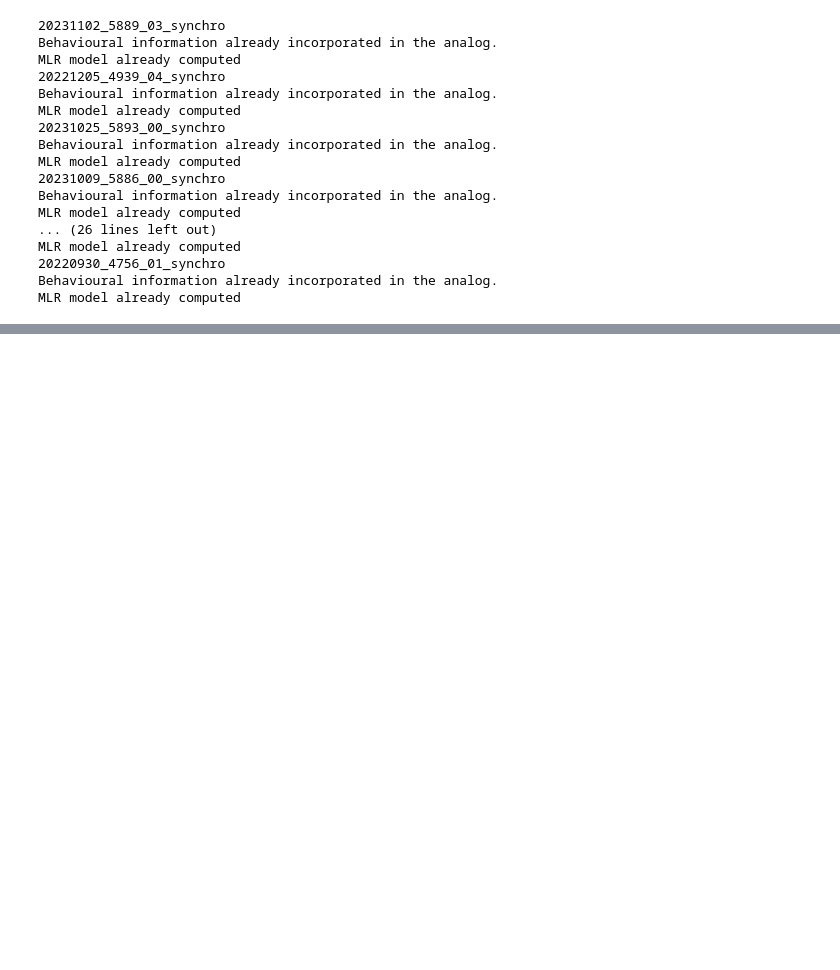
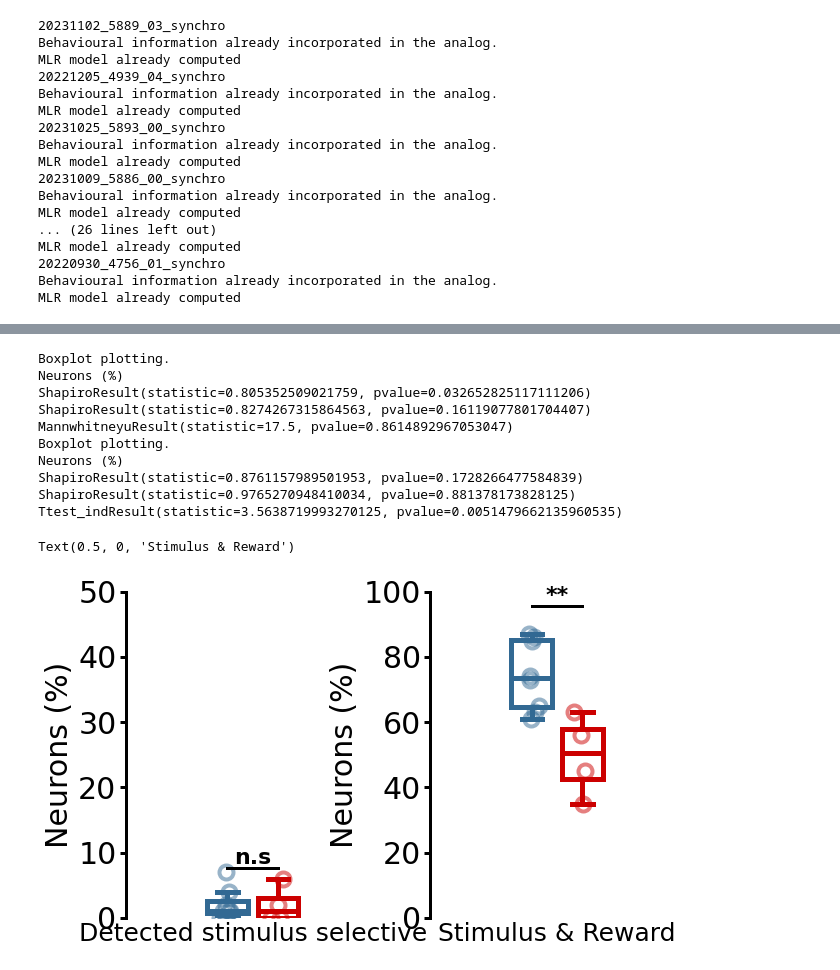
Before and after one commit to OuraniaSem/Percephone, a Jupyter notebook: Figures/mlr_output.ipynb, the cells around one changed output, grey strips where cells are left out. Cells and saved outputs as stored; diff of their text form; code cells hidden in the pictures; blank space fills up the shorter version.

```diff
--- a/Figures/mlr_output.ipynb
+++ b/Figures/mlr_output.ipynb
@@ -164,24 +196,37 @@ boxplot(axs_inh[1],list(per_wt_desact_inh), list(per_ko_desact_inh), ylabel2_inh
 # %%
 df_select = pd.read_excel("output_exc.xlsx", sheet_name="mlr_model")
 df_unselect = df_select.drop(df_select.index[-4:,])
 genotype_exc = df_select.iloc[-1]
 data_select = ['(1, 1, 0)', '(-1, -1, 0)', '(1, -1, 0)', '(-1, 1, 0)']
 data_select_wt = df_select[df_select['labels'].isin(data_select)][genotype_exc[genotype_exc == 'WT'].index]
 sum_data_select_wt = data_select_wt.sum(axis=0)
-per_sum_data_select_wt = round((sum_data_select_wt / df_exc.iloc[-4][genotype_exc == 'WT']) * 100)
-data_select_ko = df_select[df_select['labels'].isin(data_select)][genotype_exc[genotype_exc == 'KO'].index]
+per_sum_data_select_wt =  ((sum_data_select_wt / df_exc.iloc[-4][genotype_exc == 'WT']) * 100)
+data_select_ko = df_select[df_select['labels'].isin(data_select)][genotype_exc[genotype_exc == 'KO-Hypo'].index]
 sum_data_select_ko = data_select_ko.sum(axis=0)
-per_sum_data_select_ko = round((sum_data_select_ko / df_exc.iloc[-4][genotype_exc == 'KO']) * 100)
+per_sum_data_select_ko =  ((sum_data_select_ko / df_exc.iloc[-4][genotype_exc == 'KO-Hypo']) * 100)
 data_unselect_wt = df_unselect[~df_unselect['labels'].isin(data_select)][genotype_exc[genotype_exc == 'WT'].index]
 sum_data_unselect_wt = data_unselect_wt.sum(axis=0)
-per_sum_data_unselect_wt = round((sum_data_unselect_wt / df_exc.iloc[-4][genotype_exc == 'WT']) * 100)
-data_unselect_ko = df_unselect[~df_unselect['labels'].isin(data_select)][genotype_exc[genotype_exc == 'KO'].index]
+per_sum_data_unselect_wt =  ((sum_data_unselect_wt / df_exc.iloc[-4][genotype_exc == 'WT']) * 100)
+data_unselect_ko = df_unselect[~df_unselect['labels'].isin(data_select)][genotype_exc[genotype_exc == 'KO-Hypo'].index]
 sum_data_unselect_ko = data_unselect_ko.sum(axis=0)
-per_sum_data_unselect_ko = round((sum_data_unselect_ko / df_exc.iloc[-4][genotype_exc == 'KO']) * 100)
+per_sum_data_unselect_ko =  ((sum_data_unselect_ko / df_exc.iloc[-4][genotype_exc == 'KO-Hypo']) * 100)
 ylabel_select = "Neurons (%)"
 ylabel_unselect = "Neurons (%)"
 fig_exc, axs_exc = plt.subplots(1, 2, figsize=(10, 6), sharey=False)
-boxplot(axs_exc[0], np.array(per_sum_data_select_wt, "int"), np.array(per_sum_data_select_ko,"int"), ylabel_select, ylim=[0,80])
+boxplot(axs_exc[0], np.array(per_sum_data_select_wt, "int"), np.array(per_sum_data_select_ko,"int"), ylabel_select, ylim=[0,50])
 axs_exc[0].set_xlabel("Detected stimulus selective", fontsize=25)
 boxplot(axs_exc[1], np.array(per_sum_data_unselect_wt, "int"), np.array(per_sum_data_unselect_ko, "int"), ylabel_unselect)
 axs_exc[1].set_xlabel("Stimulus & Reward", fontsize = 25)
+# %% [output]
+Boxplot plotting.
+Neurons (%)
+ShapiroResult(statistic=0.805352509021759, pvalue=0.032652825117111206)
+ShapiroResult(statistic=0.8274267315864563, pvalue=0.16119077801704407)
+MannwhitneyuResult(statistic=17.5, pvalue=0.8614892967053047)
+Boxplot plotting.
+Neurons (%)
+ShapiroResult(statistic=0.8761157989501953, pvalue=0.1728266477584839)
+ShapiroResult(statistic=0.9765270948410034, pvalue=0.881378173828125)
+Ttest_indResult(statistic=3.5638719993270125, pvalue=0.0051479662135960535)
+Text(0.5, 0, 'Stimulus & Reward')
+[figure, added]
```
Also changed, not shown: parts of 5 cells of this notebook.
